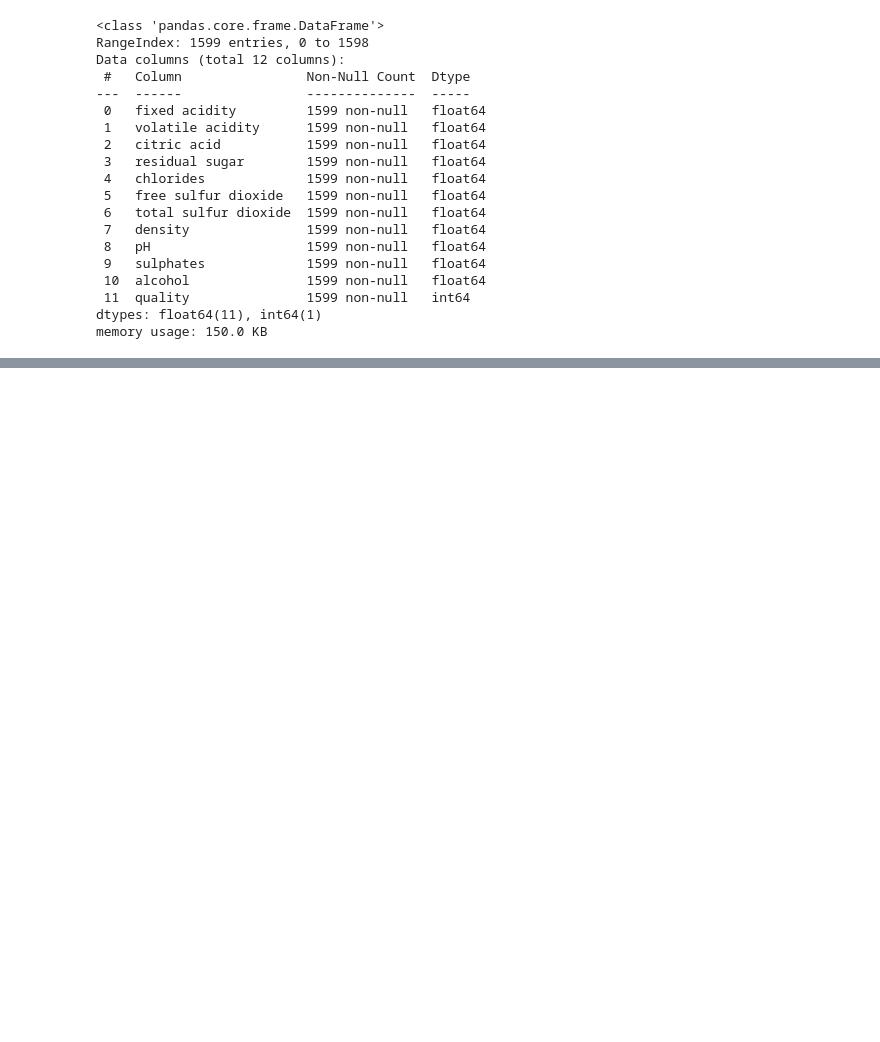
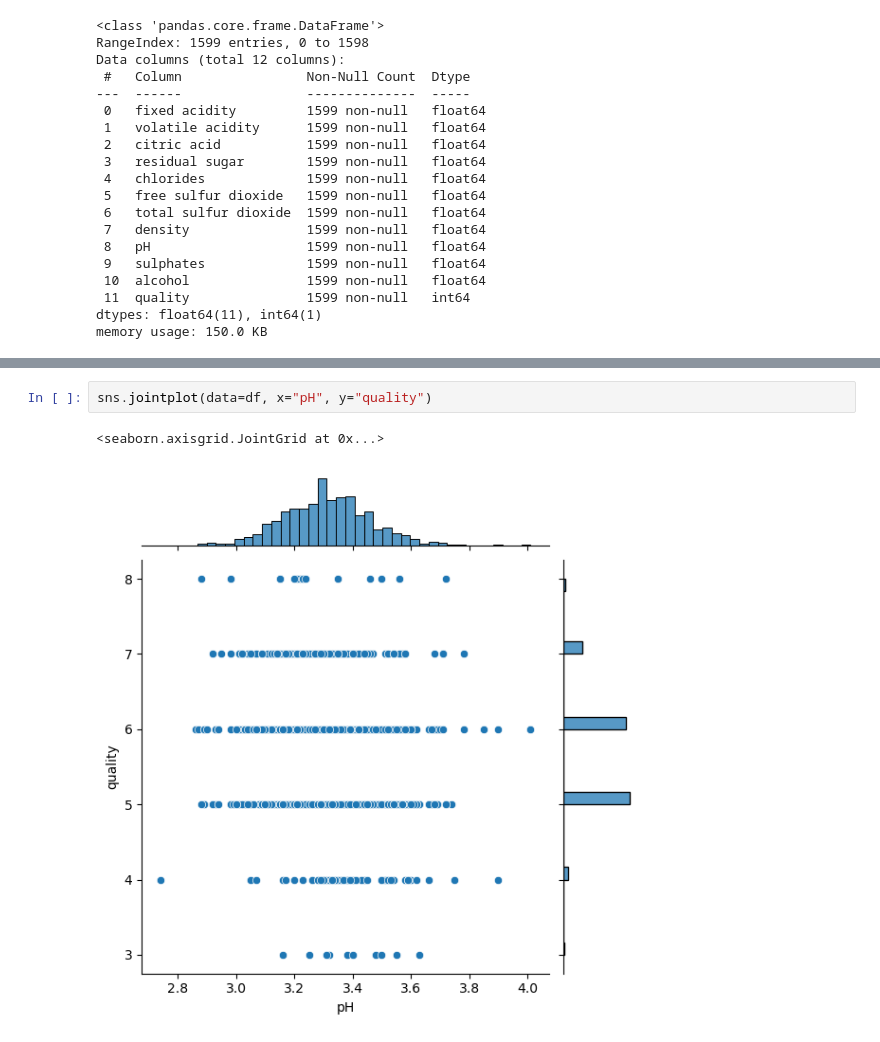
Before and after one commit to rluispdev/CaseWineAnaliseSantanderTechSkill-, a Jupyter notebook: CaseWine.ipynb, the cells around one changed output, grey strips where cells are left out. Drawn from its saved outputs; the diff is of its cells as text; blank space fills up the shorter version.

```diff
--- a/CaseWine.ipynb
+++ b/CaseWine.ipynb
@@ -84,0 +256,5 @@ dtype: int64
+# %%
+sns.jointplot(data=df, x="pH", y="quality")
+# %% [output]
+<seaborn.axisgrid.JointGrid at 0x...>
+[figure, added]
```
Also changed, not shown: parts of 24 cells of this notebook, 1 other file.
